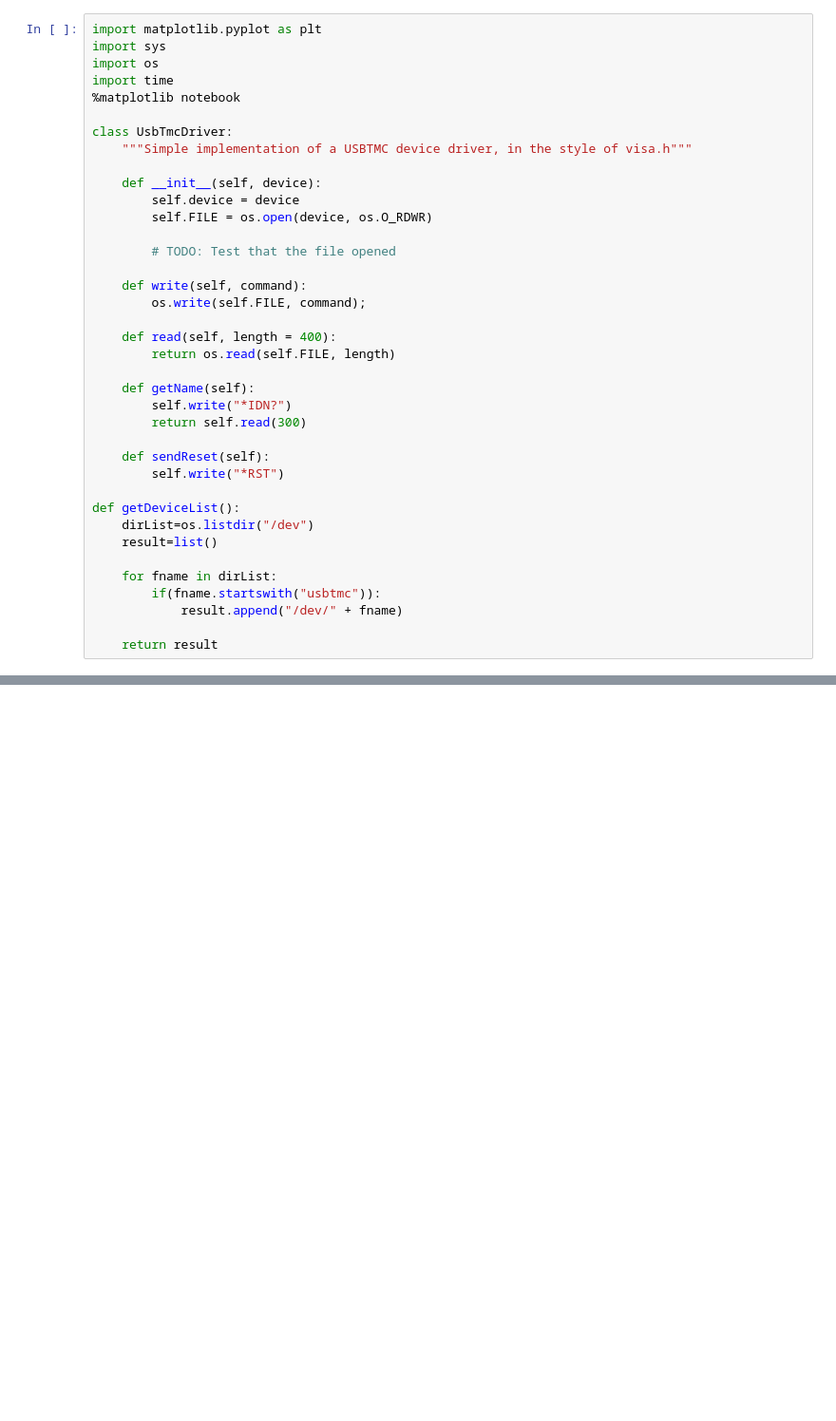
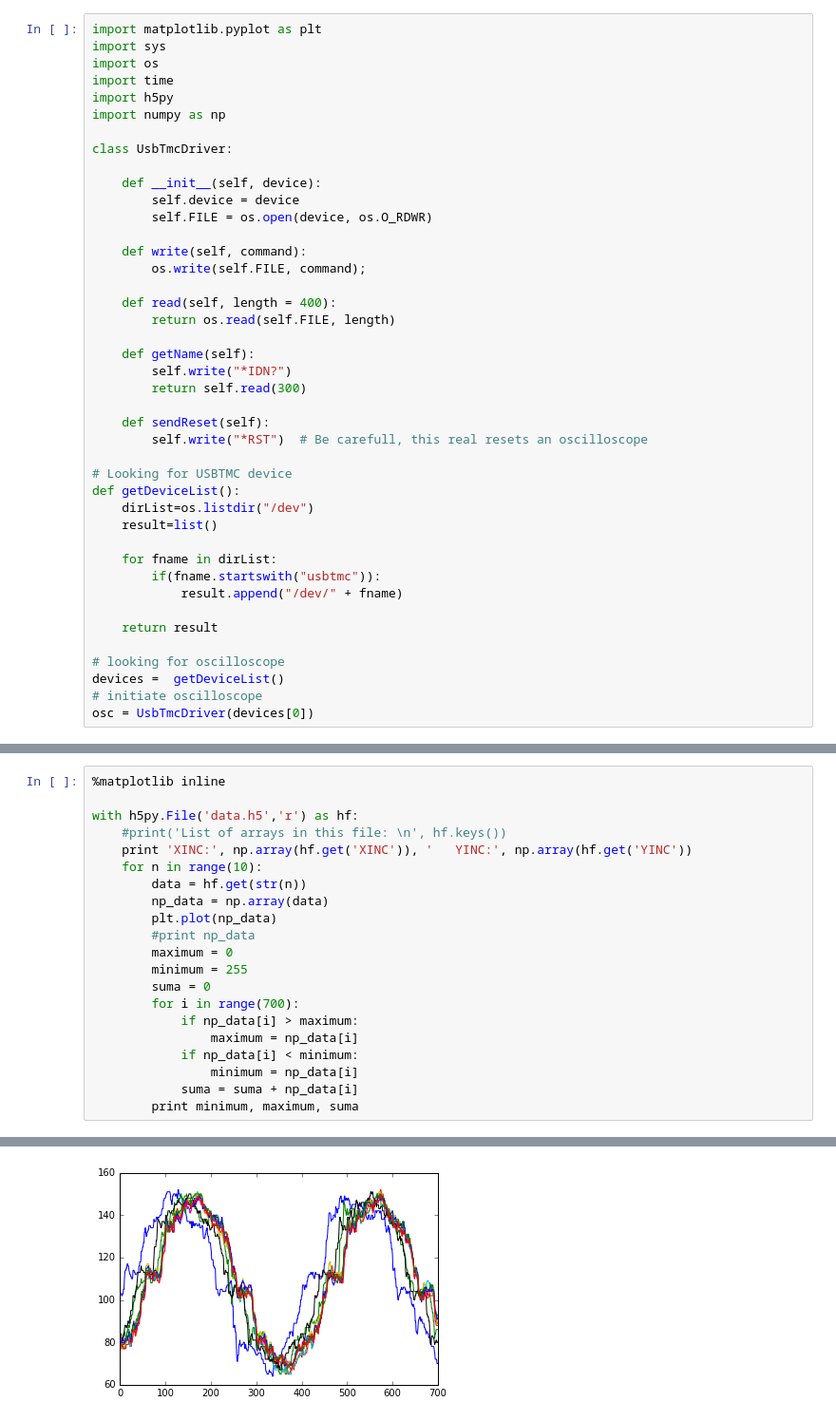
Before and after one commit to ODZ-UJF-AV-CR/osciloskop, a Jupyter notebook: osciloskop.ipynb, the cells around one changed output, grey strips where cells are left out. Shown: that part at 95% size. Cells and saved outputs as stored; diff of their text form; blank space fills up the shorter version.

```diff
--- a/osciloskop.ipynb
+++ b/osciloskop.ipynb
@@ -3,16 +5,14 @@ import matplotlib.pyplot as plt
 import sys
 import os
 import time
-%matplotlib notebook
+import h5py
+import numpy as np
 
 class UsbTmcDriver:
-    """Simple implementation of a USBTMC device driver, in the style of visa.h"""
 
     def __init__(self, device):
         self.device = device
         self.FILE = os.open(device, os.O_RDWR)
-
-        # TODO: Test that the file opened
 
     def write(self, command):
         os.write(self.FILE, command);
@@ -25,8 +25,9 @@ class UsbTmcDriver:
         return self.read(300)
 
     def sendReset(self):
-        self.write("*RST")
+        self.write("*RST")  # Be carefull, this real resets an oscilloscope
 
+# Looking for USBTMC device
 def getDeviceList():
     dirList=os.listdir("/dev")
     result=list()
@@ -36,3 +37,8 @@ def getDeviceList():
             result.append("/dev/" + fname)
 
     return result
+
+# looking for oscilloscope
+devices =  getDeviceList()
+# initiate oscilloscope
+osc = UsbTmcDriver(devices[0])
@@ -38,0 +93,22 @@ def getDeviceList():
+# %%
+%matplotlib inline
+
+with h5py.File('data.h5','r') as hf:
+    #print('List of arrays in this file: \n', hf.keys())
+    print 'XINC:', np.array(hf.get('XINC')), '   YINC:', np.array(hf.get('YINC'))
+    for n in range(10):
+        data = hf.get(str(n))
+        np_data = np.array(data)
+        plt.plot(np_data)
+        #print np_data
+        maximum = 0
+        minimum = 255
+        suma = 0
+        for i in range(700):
+            if np_data[i] > maximum:
+                maximum = np_data[i]
+            if np_data[i] < minimum:
+                minimum = np_data[i]
+            suma = suma + np_data[i]
+        print minimum, maximum, suma
+# %% [output]
@@ -38,0 +126 @@ def getDeviceList():
+[figure, added]
```
Also changed, not shown: parts of 8 cells of this notebook.
